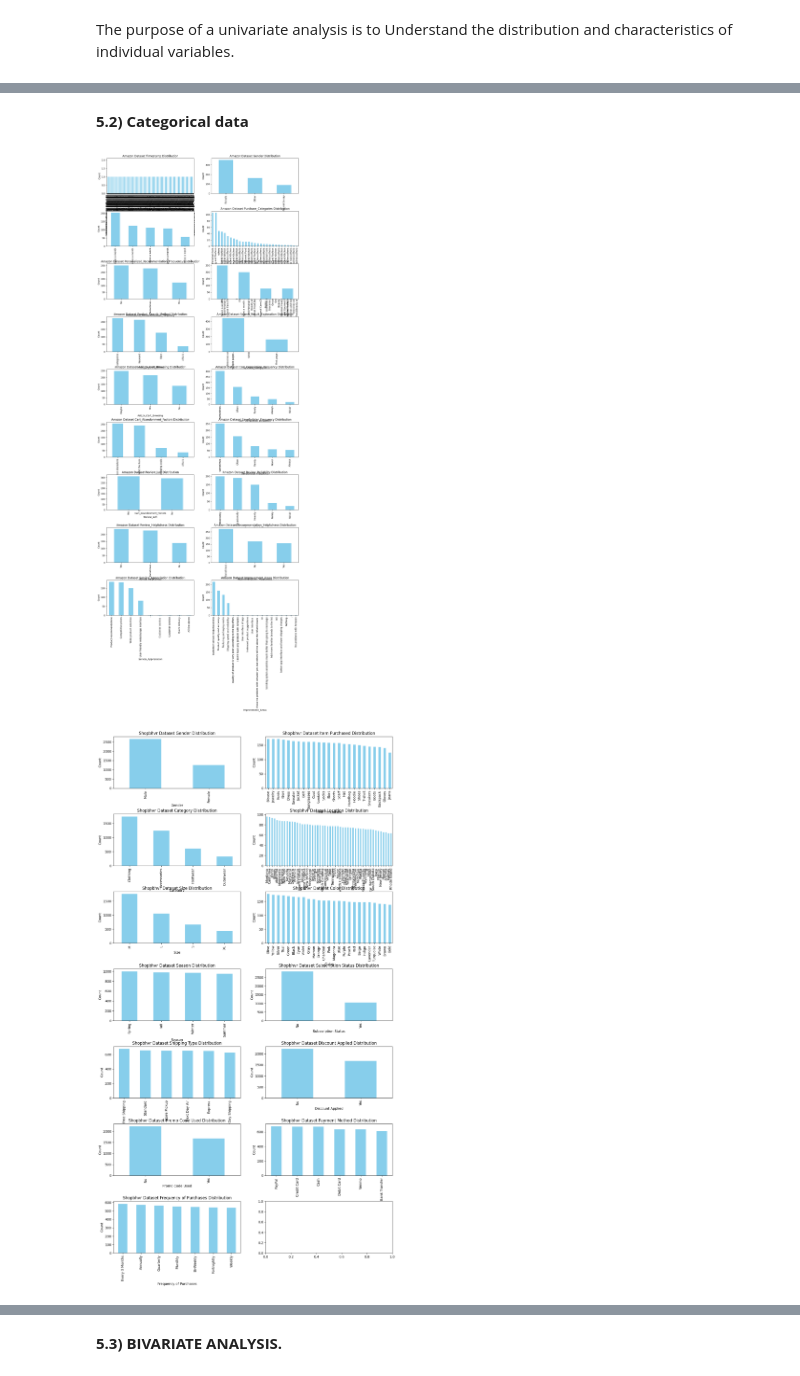
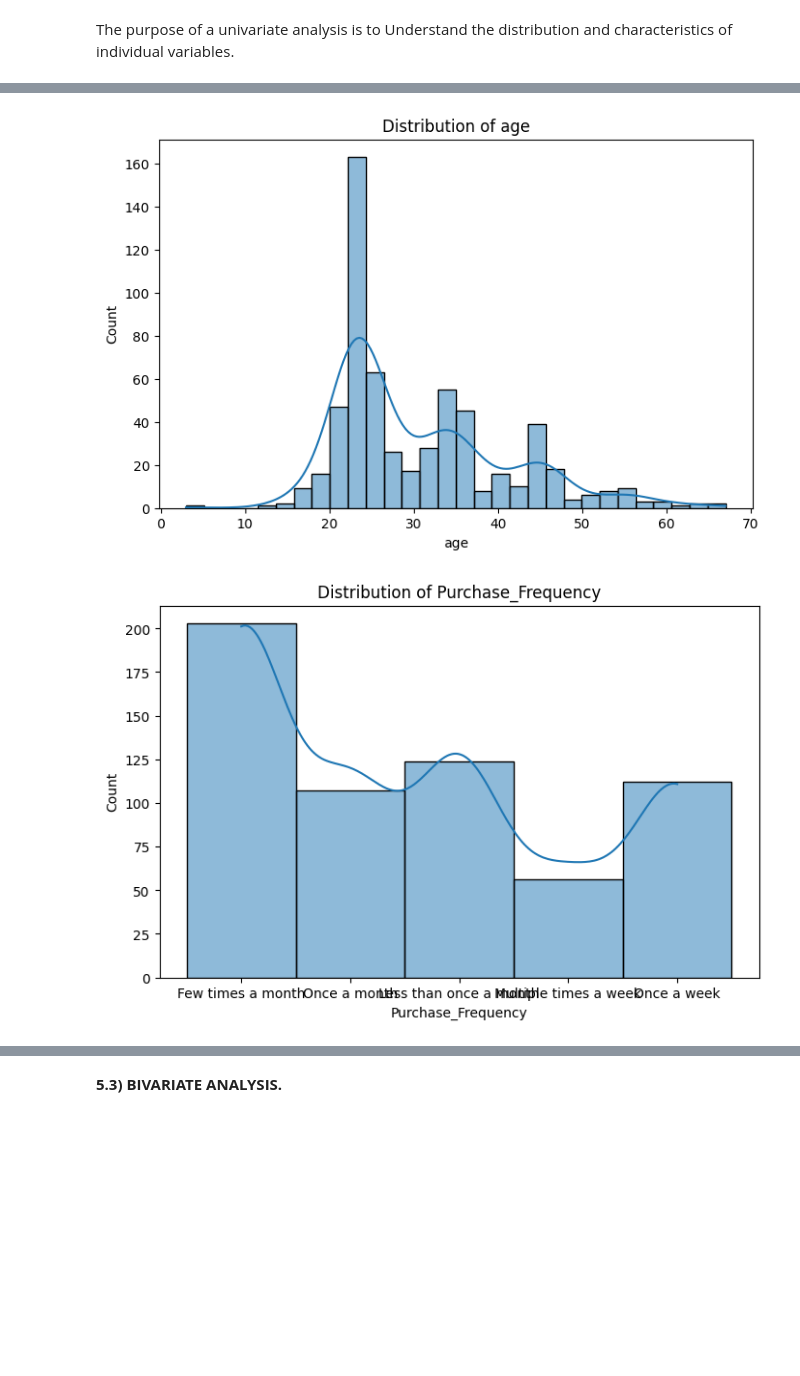
Before and after one commit to cycywanyeki20/PHASE-3-PROJECT, a Jupyter notebook: Phase3.ipynb, the cells around one changed output, grey strips where cells are left out. Drawn from its saved outputs; the diff is of its cells as text; code cells hidden in the pictures; blank space fills up the shorter version.

```diff
--- a/Phase3.ipynb
+++ b/Phase3.ipynb
@@ -441,0 +271,6 @@ Amazon Updated Dataset:
+# %%
+#Handling missing values
+# Impute missing values with the mode
+mode_value = df_Amazon_cleaned['Product_Search_Method'].mode()[0]
+df_Amazon_cleaned['Product_Search_Method'].fillna(mode_value, inplace=True)
+print(df_Amazon_cleaned.isnull().sum())
@@ -482,2 +307,0 @@ plot_bar_charts_numerical(df_shopbhvr, title_prefix='Shopbhvr Dataset ')
-# %% [markdown]
-**5.2) Categorical data**
@@ -504,10 +308,25 @@ def plot_bar_charts_categorical(dataset, title_prefix='', charts_per_row=2):
-# %%
-#Bar chart for categorical variables in Amazon dataset.
-plot_bar_charts_categorical(df_Amazon, title_prefix='Amazon Dataset ')
-# %% [output]
-[figure, removed]
-# %%
-#Bar chart for categorical variables in the shop behavior dataset
-plot_bar_charts_categorical(df_shopbhvr, title_prefix='Shopbhvr Dataset ')
-# %% [output]
-[figure, removed]
+# %%
+
+# Univariate analysis for numerical features
+numerical_features = ['age', 'Purchase_Frequency', 'Browsing_Frequency']
+
+# Histograms for numerical features
+for feature in numerical_features:
+    plt.figure(figsize=(8, 5))
+    sns.histplot(df_Amazon_cleaned[feature], bins=30, kde=True)
+    plt.title(f'Distribution of {feature}')
+    plt.xlabel(feature)
+    plt.show()
+
+# Univariate analysis for categorical features
+categorical_features = ['Gender', 'Product_Search_Method']
+
+# Countplots for categorical features
+for feature in categorical_features:
+    plt.figure(figsize=(8, 5))
+    sns.countplot(x=feature, data=df_Amazon_cleaned)
+    plt.title(f'Countplot of {feature}')
+    plt.show()
+# %% [output]
+[figure, added]
+[figure, added]
```
Also changed, not shown: parts of 117 cells of this notebook.
